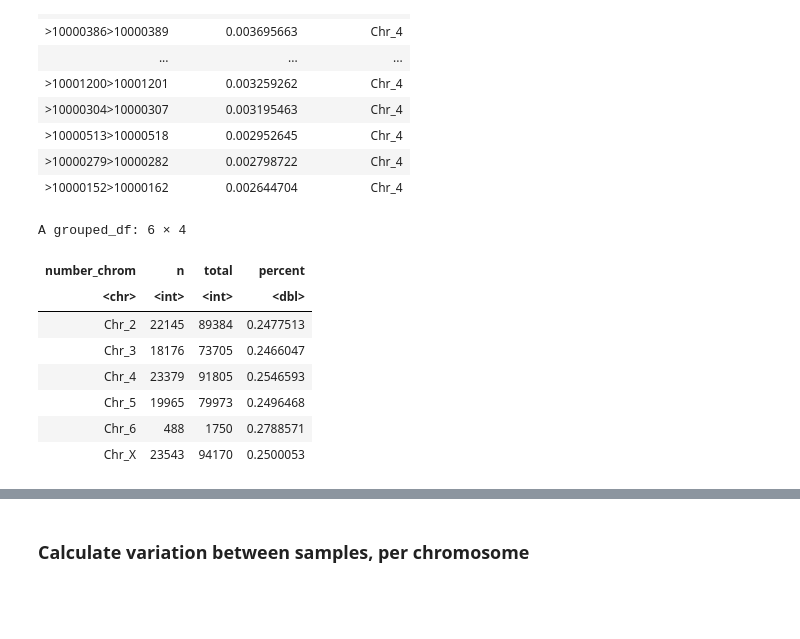
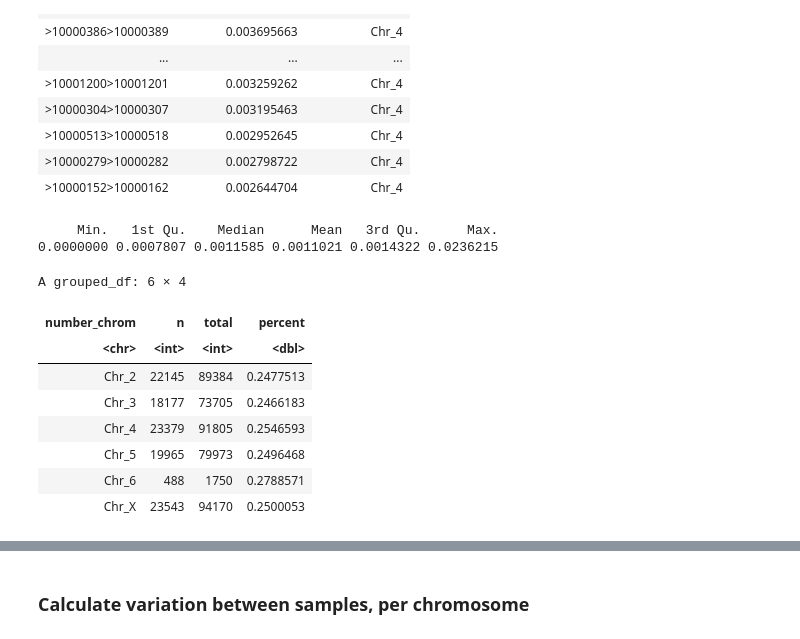
Before and after one commit to zwoonavery/americana_protoneoY, a Jupyter notebook: analysis/R_population_zwa.ipynb, the cells around one changed output, grey strips where cells are left out. Cells and saved outputs as stored; diff of their text form; code cells hidden in the pictures; blank space fills up the shorter version.

```diff
--- a/analysis/R_population_zwa.ipynb
+++ b/analysis/R_population_zwa.ipynb
@@ -232,30 +233,40 @@ A data.frame: 20 × 3
 | >10000513>10000518 | 0.002952645 | Chr_4 |
 | >10000279>10000282 | 0.002798722 | Chr_4 |
 | >10000152>10000162 | 0.002644704 | Chr_4 |
+# %%
+## get the summary statistics for the variance explained
+variance_explained_summary <- summary(snps_chr_proportion$variance_explained)
+variance_explained_summary
+# %% [output]
+     Min.   1st Qu.    Median      Mean   3rd Qu.      Max.
+0.0000000 0.0007807 0.0011585 0.0011021 0.0014322 0.0236215
 # %%
+## identify the third quartile
+variance_3rdQuartile <- as.list(variance_explained_summary)$`3rd Qu.`
+
 ## count the number of SNPs per chromosome
 chr_snp_count <- snps %>%
     select(number_chrom, id) %>%
     unique() %>%
     group_by(number_chrom) %>%
     count() %>%
     rename(total = n)
 
 ## find the SNPs that explain the highest proportion of variance
-top_25_variants <- snps_chr_proportion %>%
+top_quartile_variants <- snps_chr_proportion %>%
     arrange(desc(variance_explained)) %>%
-    slice(1:(nrow(snps_chr_proportion)/4)) %>%
+    filter(variance_explained > variance_3rdQuartile) %>%
     group_by(number_chrom) %>%
     count() %>%
     full_join(chr_snp_count, by = "number_chrom") %>%
     mutate(percent = n/total)
-top_25_variants
+top_quartile_variants
 # %% [output]
 A grouped_df: 6 × 4
 | number_chrom | n | total | percent |
 | <chr> | <int> | <int> | <dbl> |
 | Chr_2 | 22145 | 89384 | 0.2477513 |
-| Chr_3 | 18176 | 73705 | 0.2466047 |
+| Chr_3 | 18177 | 73705 | 0.2466183 |
 | Chr_4 | 23379 | 91805 | 0.2546593 |
 | Chr_5 | 19965 | 79973 | 0.2496468 |
 | Chr_6 | 488 | 1750 | 0.2788571 |
```
Also changed, not shown: parts of 68 cells of this notebook, 12 other files.
